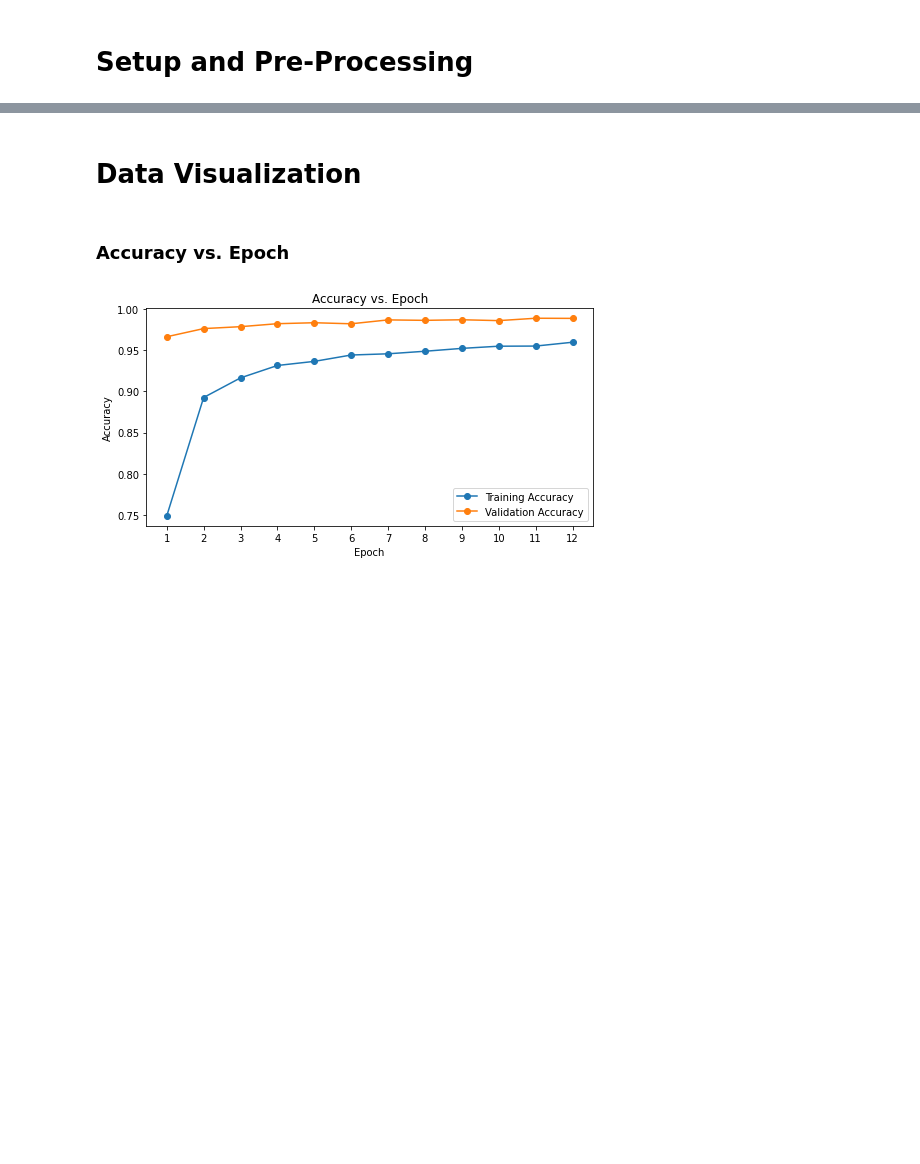
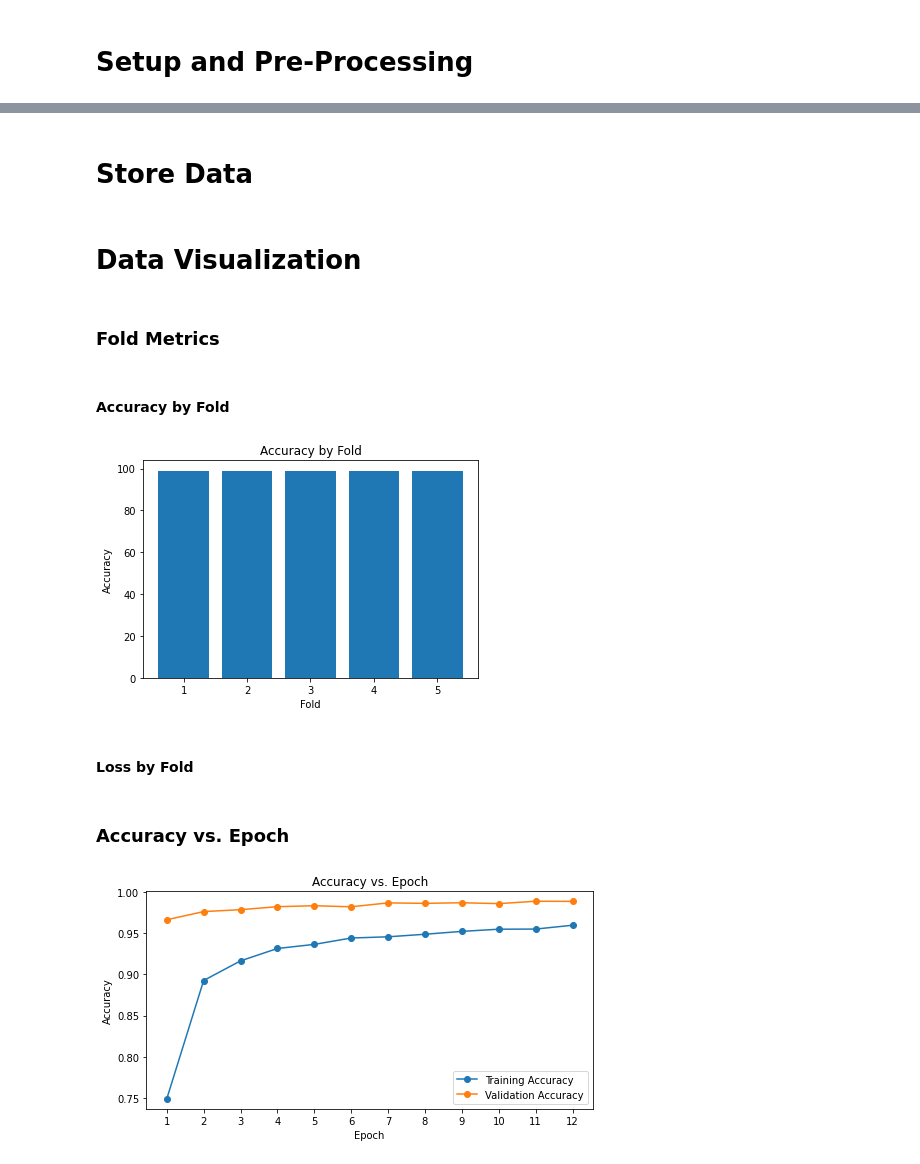
Before and after one commit to TheoryBreeze/cnn-overfitting-research, a Jupyter notebook: 5x5/5x5_kernel.ipynb, the cells around one changed output, grey strips where cells are left out. Drawn from its saved outputs; the diff is of its cells as text; code cells hidden in the pictures; blank space fills up the shorter version.

```diff
--- a/digit_recognization.ipynb
+++ b/5x5/5x5_kernel.ipynb
@@ -26,6 +26,11 @@ x_test = tf.keras.utils.normalize(x_test, axis = 1)
 # Resizing images to make them suitable for convolution operation
 ## https://www.w3schools.com/python/numpy/numpy_array_reshape.asp
 IMG_SIZE = 28
-x_trainr = np.array(x_train).reshape(-1, IMG_SIZE, IMG_SIZE, 1) # increasing one dimension for kernel, or convolution layer, operation
-x_testr = np.array(x_test).reshape(-1, IMG_SIZE, IMG_SIZE, 1)
+
+# Merge inputs and targets
+inputs = np.concatenate((x_train, x_test), axis=0)
+targets = np.concatenate((y_train, y_test), axis=0)
+
+# Resize for kernel operations
+inputs_r = np.array(inputs).reshape(-1, IMG_SIZE, IMG_SIZE, 1)
 # %% [markdown]
@@ -114,0 +123,2 @@ Epoch 12/12
+# %% [markdown]
+# Store Data
@@ -115,5 +131,29 @@ Epoch 12/12
 # %% [markdown]
 # Data Visualization
+# %% [markdown]
+### Fold Metrics
+# %% [markdown]
+#### Accuracy by Fold
+# %%
+x_fold = range(1, 6);
+y_fold_acc = acc_per_fold
+
+fig, ax = plt.subplots()
+fig.set_facecolor("white")
+
+ax.bar(x_fold, y_fold_acc)
+
+# Title and Axes
+ax.set_title("Accuracy by Fold")
+ax.set_xlabel("Fold")
+ax.set_ylabel("Accuracy")
+ax.set_xticks(x_fold)
+
+plt.show()
+# %% [output]
+[figure, added]
+# %% [markdown]
+#### Loss by Fold
 # %% [markdown]
 ### Accuracy vs. Epoch
 # %%
```
Also changed, not shown: parts of 14 cells of this notebook, 5 other files.
